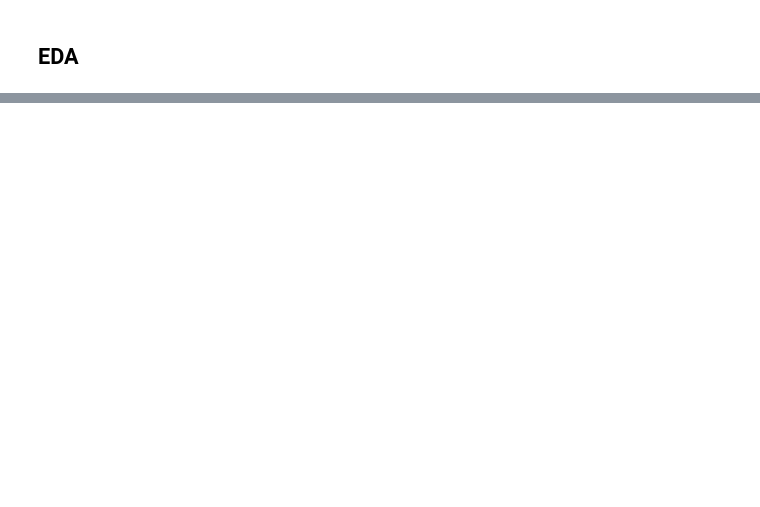
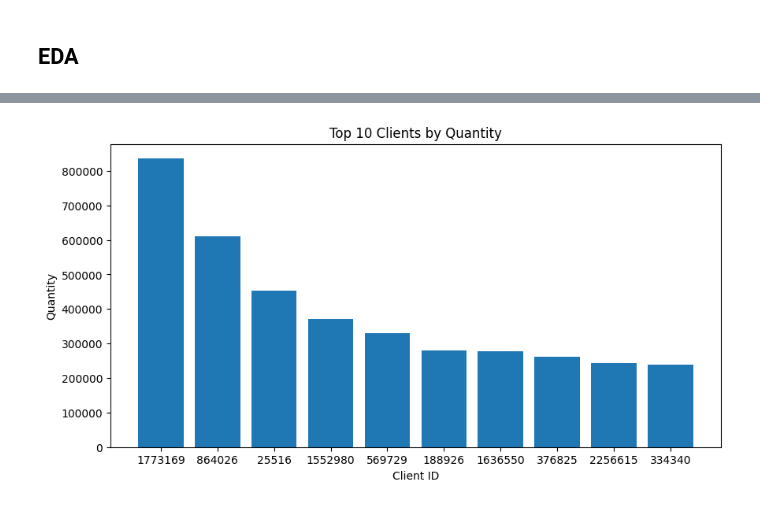
Before and after one commit to chachouswim2/BCG-X-Hackathon-, a Jupyter notebook: explore_charlotte.ipynb, the cells around one changed output, grey strips where cells are left out. Saved outputs shown, nothing was run; the diff lists cells and outputs as text; code cells hidden in the pictures; blank space fills up the shorter version.

```diff
--- a/explore_charlotte.ipynb
+++ b/explore_charlotte.ipynb
@@ -20,0 +40,5 @@ Error:
+# %%
+# Time series analysis
+df['date_order'] = pd.to_datetime(df['date_order'])
+df['date_invoice'] = pd.to_datetime(df['date_invoice'])
+df.head()
@@ -20,0 +88,3 @@ Error:
+# %%
+group_order = df.groupby('client_id')['quantity'].sum().reset_index(name='quantity')
+group_order
@@ -20,0 +105,4 @@ Error:
+# %%
+# Get the top 10 clients based on the total quantity
+top10 = group_order.nlargest(10, 'quantity')
+top10
@@ -20,0 +121,13 @@ Error:
+# %%
+top10['client_id'] = top10['client_id'].astype(str)
+# %%
+# Plot the bar plot
+plt.figure(figsize=(10,5))
+plt.bar(top10['client_id'], top10['quantity'])
+plt.xlabel('Client ID')
+plt.ylabel('Quantity')
+plt.title('Top 10 Clients by Quantity')
+#plt.xticks(top10['client_id'].index, top10['client_id'], rotation=45)
+plt.show()
+# %% [output]
+[figure, added]
```
Also changed, not shown: parts of 55 cells of this notebook.
